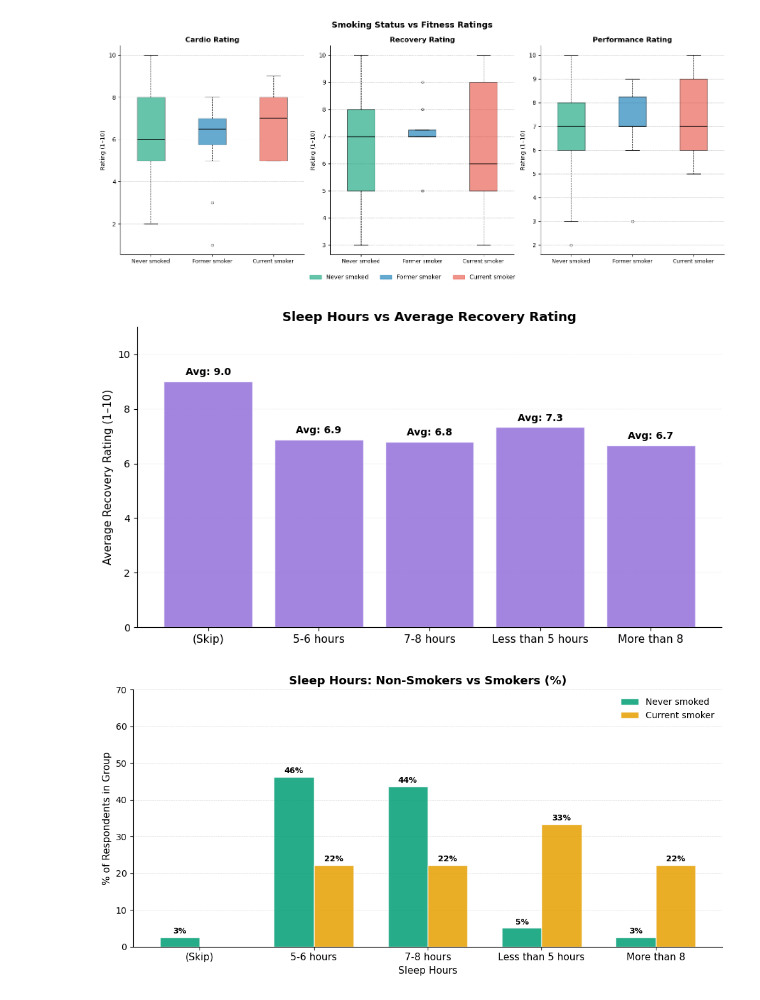
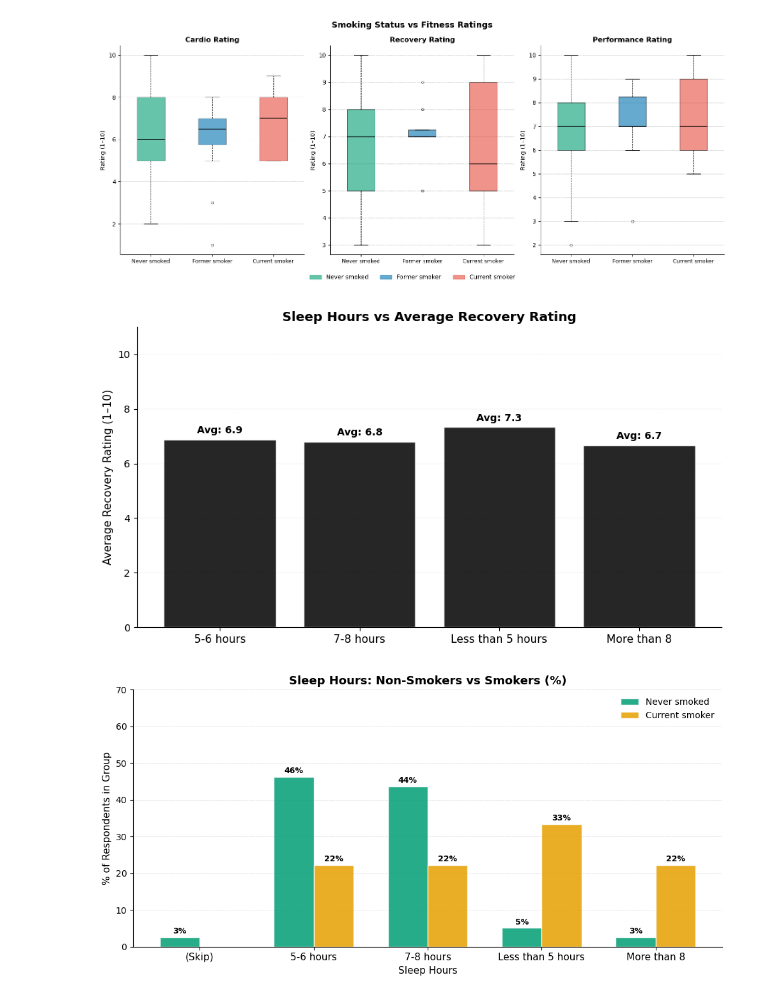
Before and after one commit to ladedata/Lifestyle-fitness-analysis, a Jupyter notebook: Lifestyle_fitness_analysis.ipynb, the cells around one changed output. Cells and saved outputs as stored; diff of their text form; code cells hidden in the pictures.

Commit message:
Update notebook with sleep hours fix

```diff
--- a/Lifestyle_fitness_analysis.ipynb
+++ b/Lifestyle_fitness_analysis.ipynb
@@ -360,35 +361,35 @@ plt.show()
 # %%
 # Average recovery rating by sleep duration - bar chart with value labels
 
-sleep_order = sorted(df['sleep_hours'].dropna().unique().tolist())
-
-avg_recovery = df.groupby('sleep_hours')['recovery_rating'].mean().reindex(sleep_order)
-counts = df.groupby('sleep_hours')['recovery_rating'].count().reindex(sleep_order)
+df_sleep = df[df['sleep_hours'] != '(Skip)']
+sleep_order = sorted(df_sleep['sleep_hours'].dropna().unique().tolist())
+avg_recovery = df_sleep.groupby('sleep_hours')['recovery_rating'].mean().reindex(sleep_order)
+counts = df_sleep.groupby('sleep_hours')['recovery_rating'].count().reindex(sleep_order)
 
 fig, ax = plt.subplots(figsize=(9, 5))
 
 bars = ax.bar(range(len(avg_recovery)), avg_recovery.values,
-             color='mediumpurple', alpha=0.85, edgecolor='white')
+             color='black', alpha=0.85, edgecolor='white')
 
 for i, bar in enumerate(bars):
    ax.text(bar.get_x() + bar.get_width() / 2,
            bar.get_height() + 0.15,
            f'Avg: {bar.get_height():.1f}',
            ha='center', va='bottom', fontsize=10, fontweight='bold')
 
 ax.set_xticks(range(len(avg_recovery)))
 ax.set_xticklabels(avg_recovery.index, fontsize=11)
 ax.set_ylabel('Average Recovery Rating (1–10)', fontsize=11)
 ax.set_ylim(0, 11)
 ax.yaxis.grid(True, linestyle='--', linewidth=0.2, alpha=0.5)
 ax.set_axisbelow(True)
 ax.spines[['top', 'right']].set_visible(False)
 
 ax.set_title('Sleep Hours vs Average Recovery Rating', fontsize=13, fontweight='bold')
 plt.tight_layout()
 plt.show()
 # %% [output]
-[figure, old version]
+[figure, new version]
 # %%
 # Sleep duration distribution — Never smoked vs Current smoker
 
```
Also changed, not shown: parts of 2 cells of this notebook.
